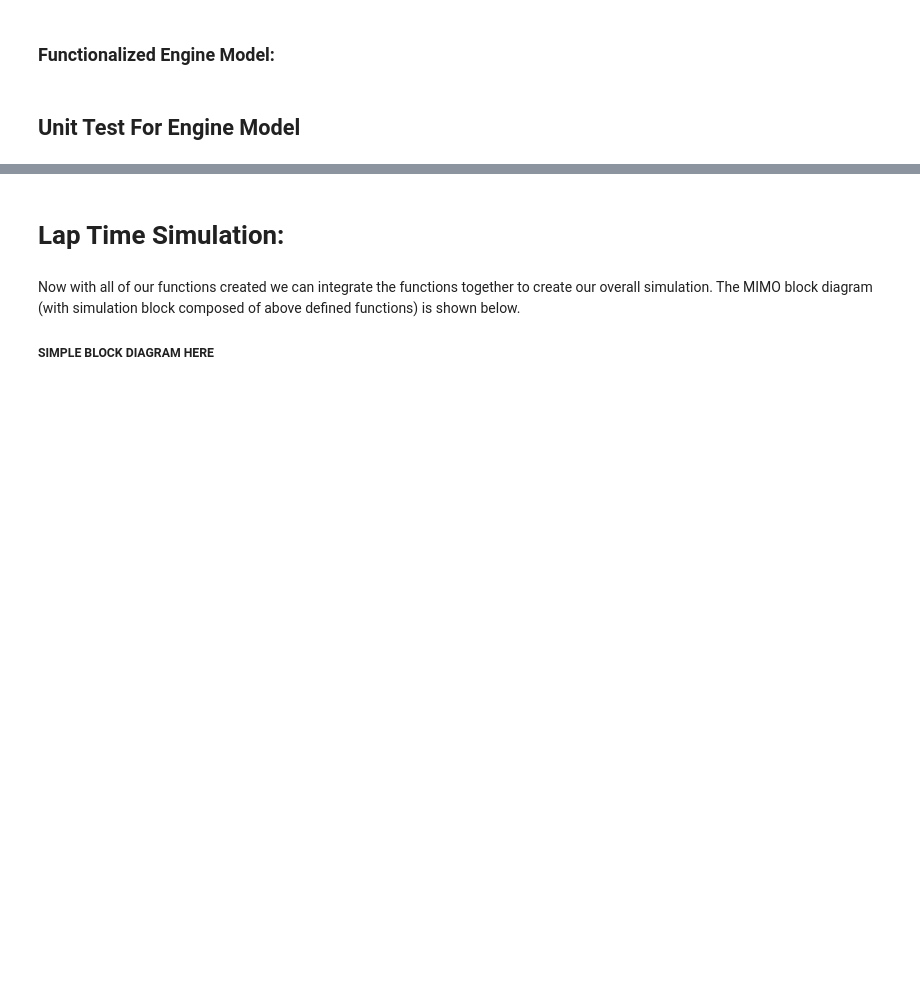
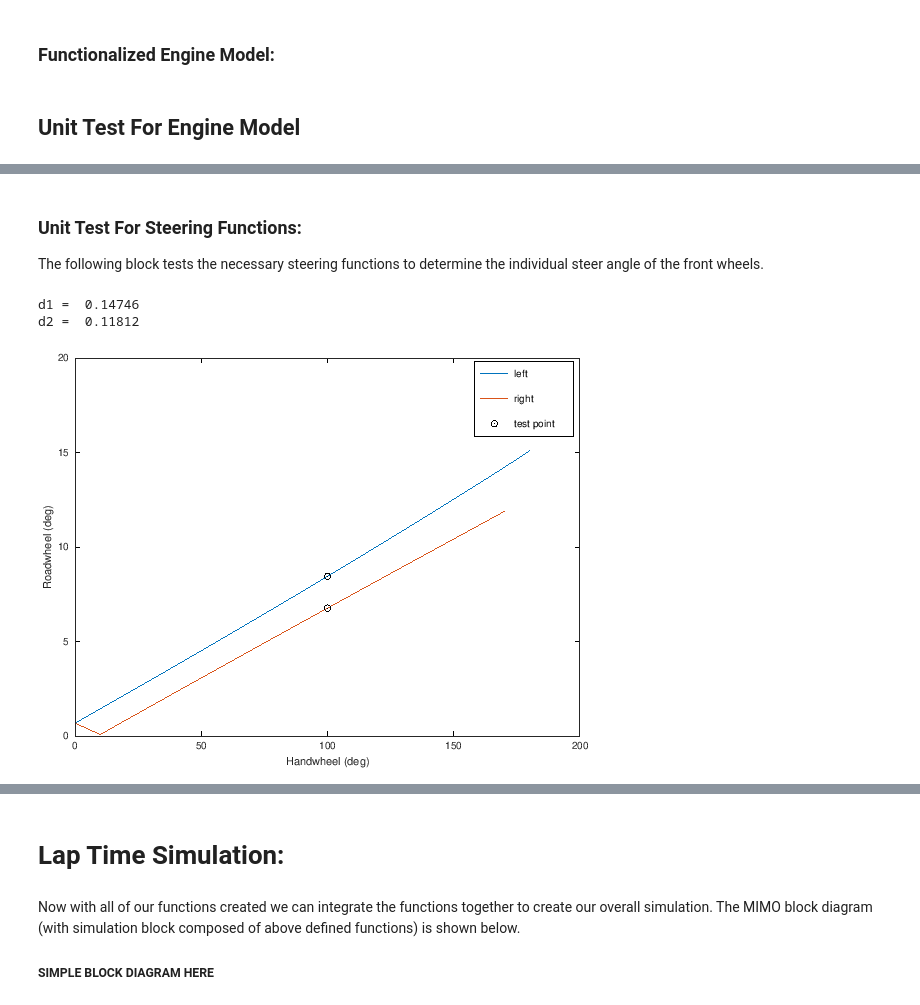
Before and after one commit to PostMatthew/Laptime_Simulation_ME391, a Jupyter notebook: ME391 -- Point Mass Racer.ipynb, the cells around one changed output, grey strips where cells are left out. Saved outputs shown, nothing was run; the diff lists cells and outputs as text; code cells hidden in the pictures; blank space fills up the shorter version.

```diff
--- a/ME391 -- Point Mass Racer.ipynb
+++ b/ME391 -- Point Mass Racer.ipynb
@@ -339,0 +437,18 @@ T_limit_now =  140
+# %% [markdown]
+### Unit Test For Steering Functions:
+The following block tests the necessary steering functions to determine the individual steer angle of the front wheels.
+# %%
+[steer_left,steer_right] = loadSteerData('Steer_vs_HandWheel.txt');
+
+HW = 100;%query handwheel angle, degrees
+[d1,d2] = getSteerAngles(HW,steer_left,steer_right)
+
+figure
+plot(steer_left(:,1),steer_left(:,2)*180/pi,steer_right(:,1),steer_right(:,2)*180/pi,[HW HW],[d1,d2]*180/pi,'ko');
+xlabel('Handwheel (deg)')
+ylabel('Roadwheel (deg)')
+legend('left','right','test point')
+# %% [output]
+d1 =  0.14746
+d2 =  0.11812
+[figure, added]
```
Also changed, not shown: parts of 57 cells of this notebook.
